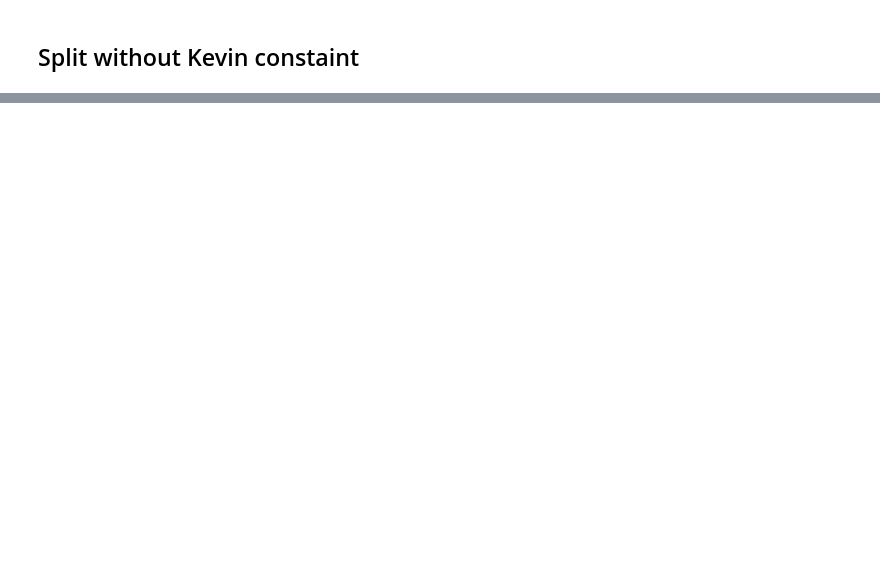
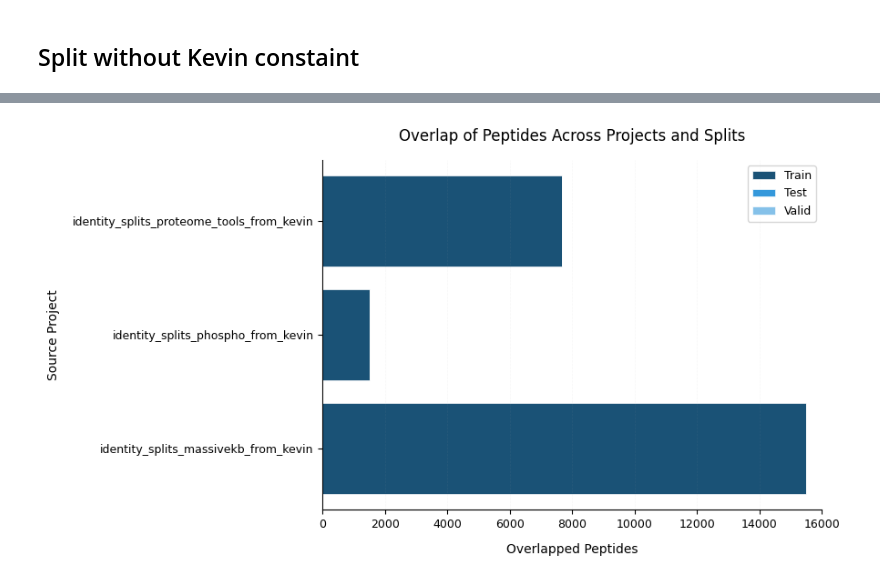
Before and after one commit to hjisaac/glycopeptide-data-lens, a Jupyter notebook: notebooks/processing.ipynb, the cells around one changed output, grey strips where cells are left out. Drawn from its saved outputs; the diff is of its cells as text; code cells hidden in the pictures; blank space fills up the shorter version.

```diff
--- a/notebooks/processing.ipynb
+++ b/notebooks/processing.ipynb
@@ -138,7 +151,7 @@ def compute_and_save_overlap(identify_file_path, other_peptides, split:Literal["
     logger.info(f"Saved: {output_file}")
 # %%
 # Compute and save overlaps without any specific filtering
-if True:
+if False:
     logger.info("Compute and save overlaps without any specific filtering")
     identity_files_from_kevin = [
         "identity_splits_proteome_tools_from_kevin.csv",
@@ -166,7 +165,9 @@ if True:
 # %%
 # Compute and save overlaps for train/valid/test but ignoring blacklisted peptides
-if True:
-    logger.info("Compute and save overlaps for train/valid/test but ignoring blacklisted peptides")
+if False:
+    logger.info(
+        "Compute and save overlaps for train/valid/test but ignoring blacklisted peptides"
+    )
     identity_files_from_kevin = [
         "identity_splits_proteome_tools_from_kevin.csv",
         "identity_splits_massivekb_from_kevin.csv",
@@ -198,7 +181,9 @@ if True:
 # %%
 # Compute and save overlaps for train/valid/test and accounting for blacklisted peptides
-if True:
-    logger.info("Compute and save overlaps for train/valid/test and accounting for blacklisted peptides")
+if False:
+    logger.info(
+        "Compute and save overlaps for train/valid/test and accounting for blacklisted peptides"
+    )
     identity_files_from_kevin = [
         "identity_splits_proteome_tools_from_kevin.csv",
         "identity_splits_massivekb_from_kevin.csv",
@@ -209,4 +194,10 @@ if True:
 
     for file_path in identity_files_from_kevin:
         for split in ("train", "valid", "test"):
-            compute_and_save_overlap(file_path, unique_peptides_df, split=split, blacklist_file_path=BASE_REPORTS_CSV_DIR / "identity_splits_blacklist_from_kevin.csv")
+            compute_and_save_overlap(
+                file_path,
+                unique_peptides_df,
+                split=split,
+                blacklist_file_path=BASE_REPORTS_CSV_DIR
+                / "identity_splits_blacklist_from_kevin.csv",
+            )
@@ -244,0 +348,5 @@ instanovo.utils.data_handler.SpectrumDataFrame
+# %%
+df = pd.read_csv("split_based_structured_overlap_summary_table_with_blacklist.csv")
+plot_project_overlap(df)
+# %% [output]
+[figure, added]
```
Also changed, not shown: parts of 11 cells of this notebook, 2 other files.
